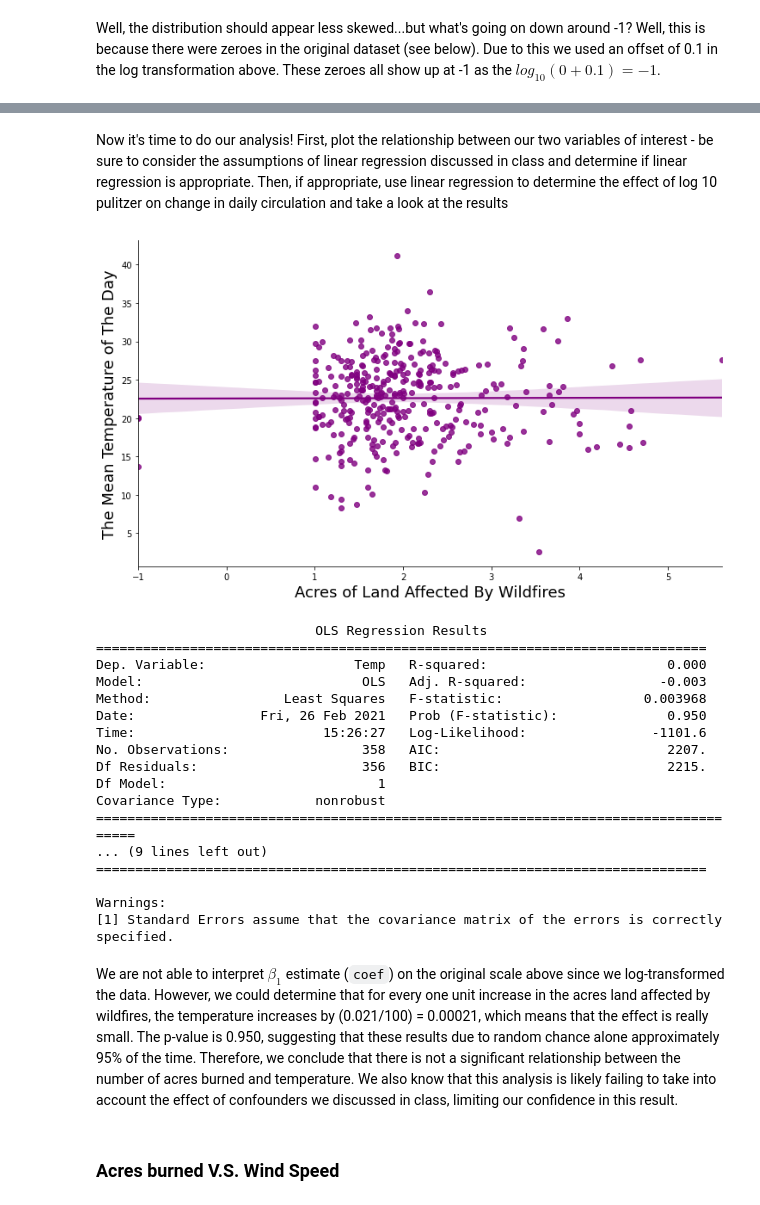
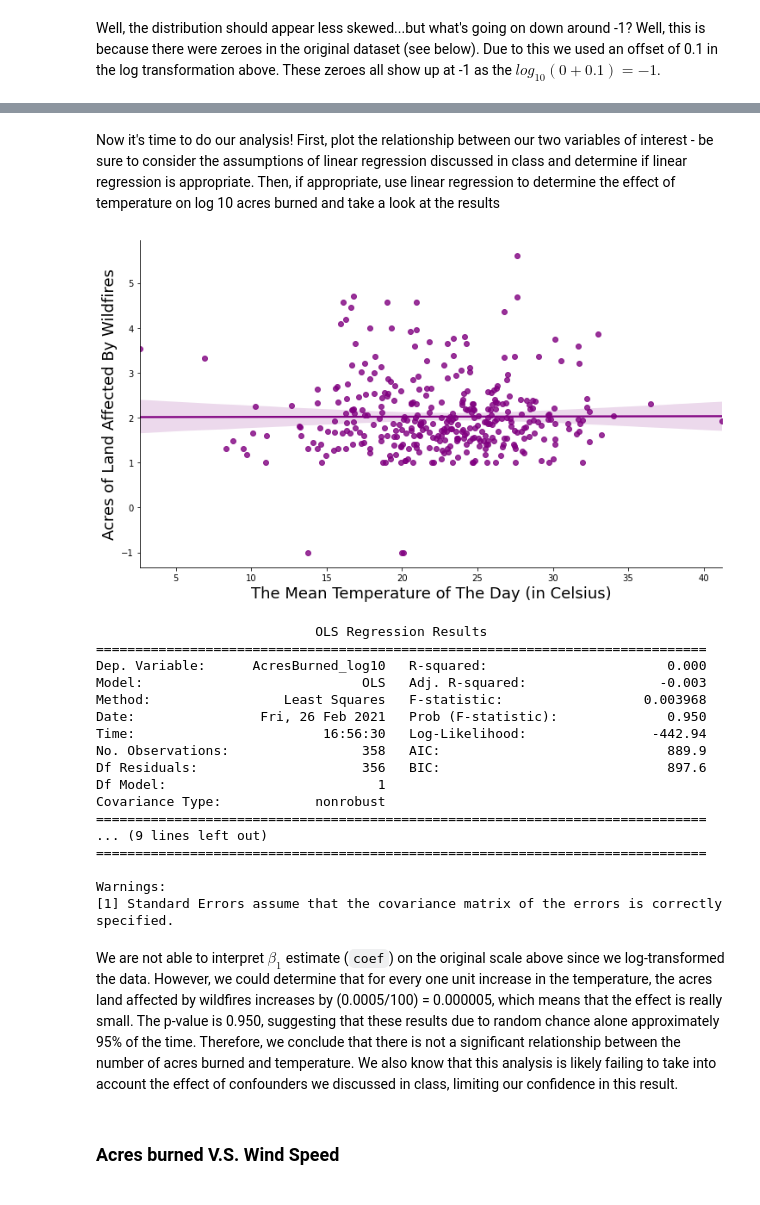
Before and after one commit to vikizzz/Analysis-on-the-Scale-of-Wildfire-Incident-in-California, a Jupyter notebook: EDACheckpoint_group010.ipynb, the cells around one changed output, grey strips where cells are left out. Cells and saved outputs as stored; diff of their text form; code cells hidden in the pictures.

```diff
--- a/EDACheckpoint_group010.ipynb
+++ b/EDACheckpoint_group010.ipynb
@@ -449,28 +449,28 @@ df[df['AcresBurned_log10'] < 0]
 # %% [markdown]
 Now it's time to do our analysis!
 First, plot the relationship between our two variables of interest - be sure to consider the assumptions of linear regression discussed in class and determine if linear regression is appropriate.
-Then, if appropriate, use linear regression to determine the effect of log 10 pulitzer on change in daily circulation and take a look at the results
+Then, if appropriate, use linear regression to determine the effect of temperature on log 10 acres burned and take a look at the results
 # %%
 # plot relationship between the total number of Pulitzers and change readership
-sns.lmplot(x = 'AcresBurned_log10',
-           y = 'Temp',
+sns.lmplot(y = 'AcresBurned_log10',
+           x = 'Temp',
            data = df,
            fit_reg = True,
            height = 6,
            aspect = 1.7,
            line_kws={'color': 'purple'},
            scatter_kws={'color': 'purple'})
-plt.xlabel('Acres of Land Affected By Wildfires', size=18)
-plt.ylabel('The Mean Temperature of The Day', size=18)
+plt.ylabel('Acres of Land Affected By Wildfires', size=18)
+plt.xlabel('The Mean Temperature of The Day (in Celsius)', size=18)
 plt.title('');
 # %% [output]
-[figure, old version]
+[figure, new version]
 # %%
 # carry out linear regression
 acres_temp = df[['Temp', 'AcresBurned_log10']]
 acres_temp.columns = ['Temp', 'AcresBurned_log10']
 
-outcome, predictors = patsy.dmatrices('Temp ~ AcresBurned_log10', acres_temp)
+outcome, predictors = patsy.dmatrices('AcresBurned_log10 ~ Temp', acres_temp)
 
 # Now use statsmodels to intialize an OLS linear model
 # This step initializes the model, and provides the data (but does not actually compute the model)
@@ -484,23 +484,23 @@ print(res_log.summary())
 # %% [output]
                             OLS Regression Results
 ==============================================================================
-Dep. Variable:                   Temp   R-squared:                       0.000
+Dep. Variable:      AcresBurned_log10   R-squared:                       0.000
 Model:                            OLS   Adj. R-squared:                 -0.003
 Method:                 Least Squares   F-statistic:                  0.003968
 Date:                Fri, 26 Feb 2021   Prob (F-statistic):              0.950
-Time:                        15:26:27   Log-Likelihood:                -1101.6
-No. Observations:                 358   AIC:                             2207.
-Df Residuals:                     356   BIC:                             2215.
+Time:                        16:56:30   Log-Likelihood:                -442.94
+No. Observations:                 358   AIC:                             889.9
+Df Residuals:                     356   BIC:                             897.6
 Df Model:                           1
 Covariance Type:            nonrobust
-=====================================================================================
+==============================================================================
 ... (9 lines left out)
 ==============================================================================
 
 Warnings:
 [1] Standard Errors assume that the covariance matrix of the errors is correctly specified.
 # %% [markdown]
-We are not able to interpret $\beta_1$ estimate (`coef`) on the original scale above since we log-transformed the data. However, we could determine that for every one unit increase in the acres land affected by wildfires, the temperature increases by (0.021/100) = 0.00021, which means that the effect is really small. The p-value is 0.950, suggesting that these results due to random chance alone approximately 95% of the time.
+We are not able to interpret $\beta_1$ estimate (`coef`) on the original scale above since we log-transformed the data. However, we could determine that for every one unit increase in the temperature, the acres land affected by wildfires increases by (0.0005/100) = 0.000005, which means that the effect is really small. The p-value is 0.950, suggesting that these results due to random chance alone approximately 95% of the time.
 Therefore, we conclude that there is not a significant relationship between the number of acres burned and temperature. We also know that this analysis is likely failing to take into account the effect of confounders we discussed in class, limiting our confidence in this result.
 # %% [markdown]
 ### Acres burned V.S. Wind Speed
```
Also changed, not shown: parts of 13 cells of this notebook.
